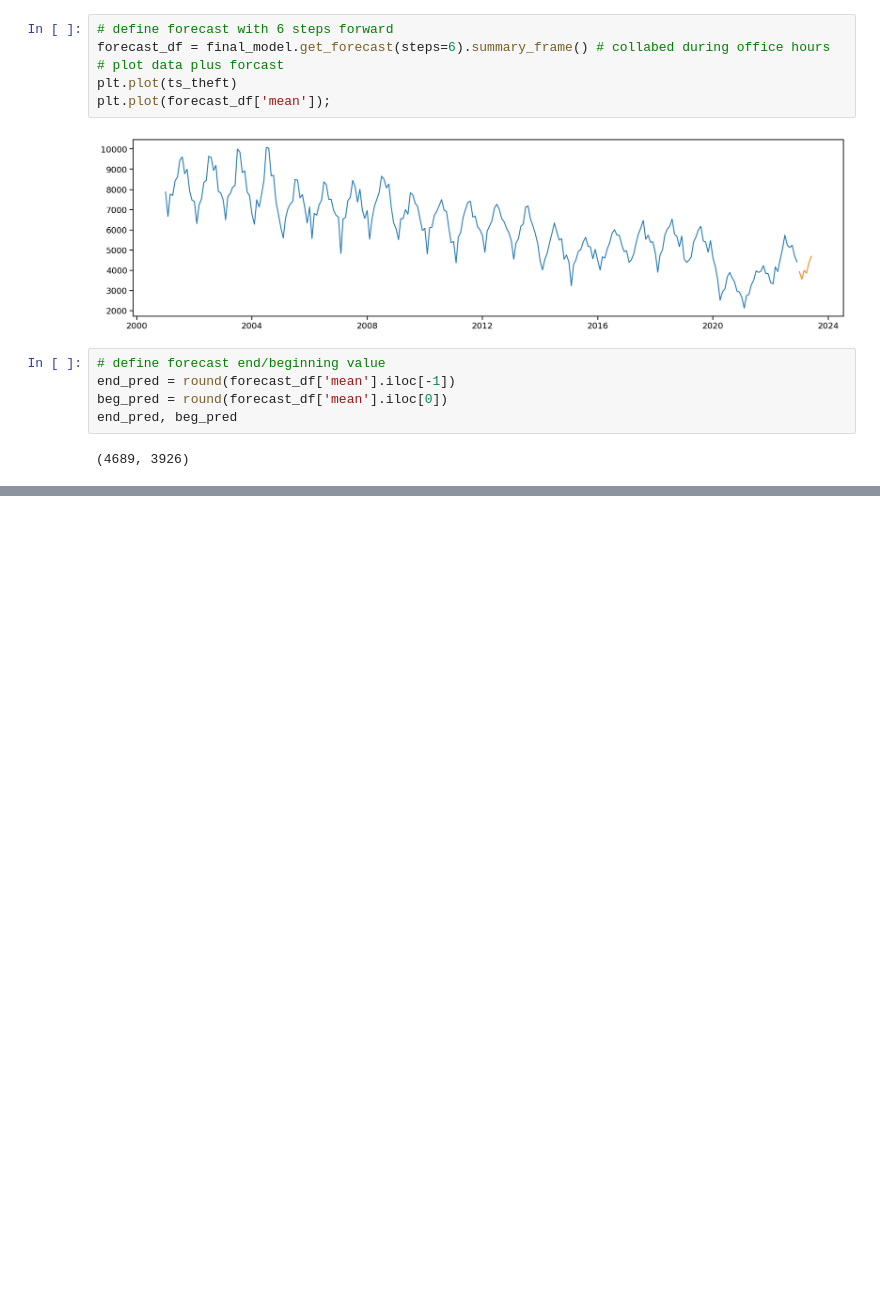
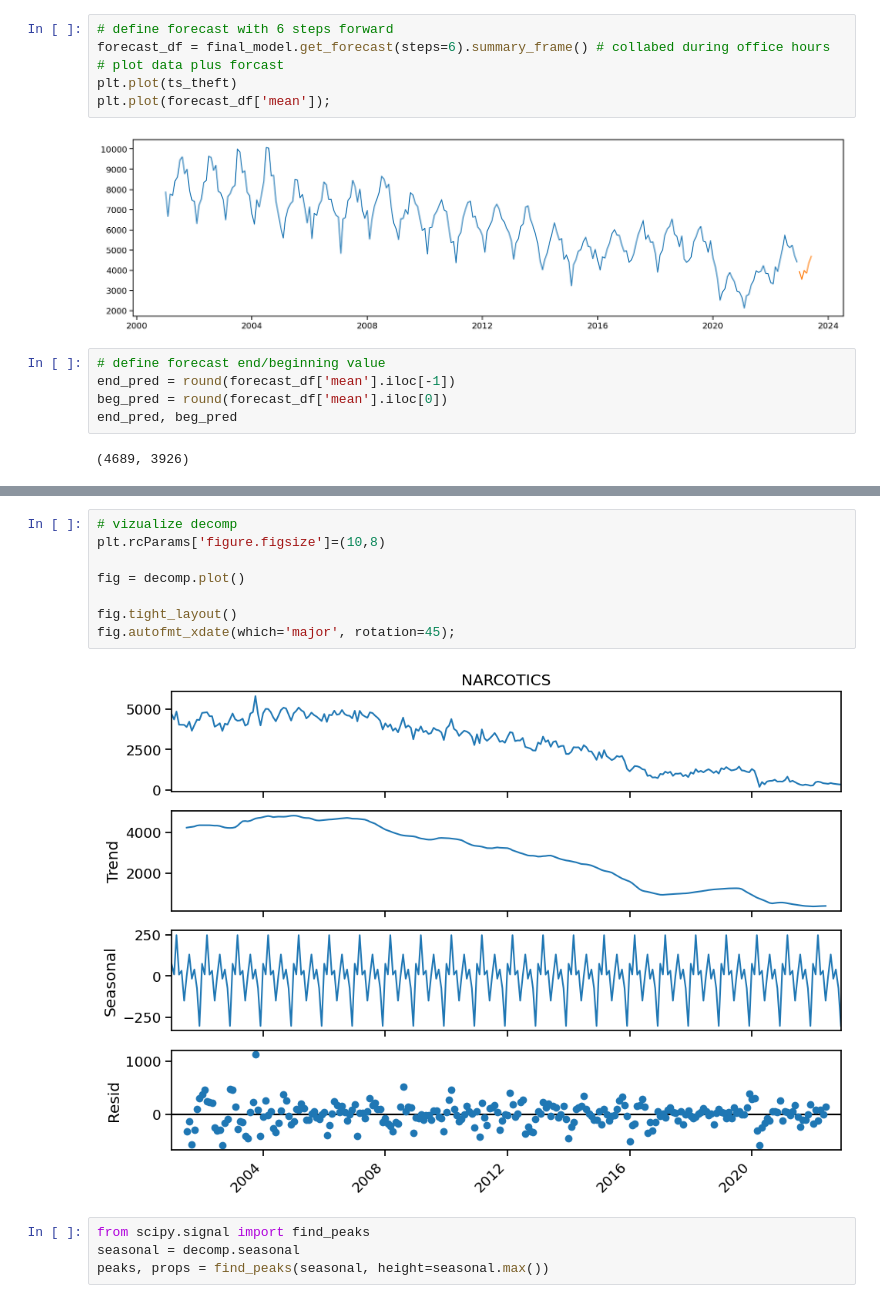
Before and after one commit to LoveidaLucero/Chicago-Crime-Trends, a Jupyter notebook: Part 2.ipynb, the cells around one changed output, grey strips where cells are left out. Cells and saved outputs as stored; diff of their text form; blank space fills up the shorter version.

```diff
--- a/Part 2.ipynb
+++ b/Part 2.ipynb
@@ -634,0 +670,14 @@ There is an increase in the raw counts of theft crimes in the forecasted data by
+# %%
+# vizualize decomp
+plt.rcParams['figure.figsize']=(10,8)
+
+fig = decomp.plot()
+
+fig.tight_layout()
+fig.autofmt_xdate(which='major', rotation=45);
+# %% [output]
+[figure, added]
+# %%
+from scipy.signal import find_peaks
+seasonal = decomp.seasonal
+peaks, props = find_peaks(seasonal, height=seasonal.max())
```
Also changed, not shown: parts of 54 cells of this notebook.
